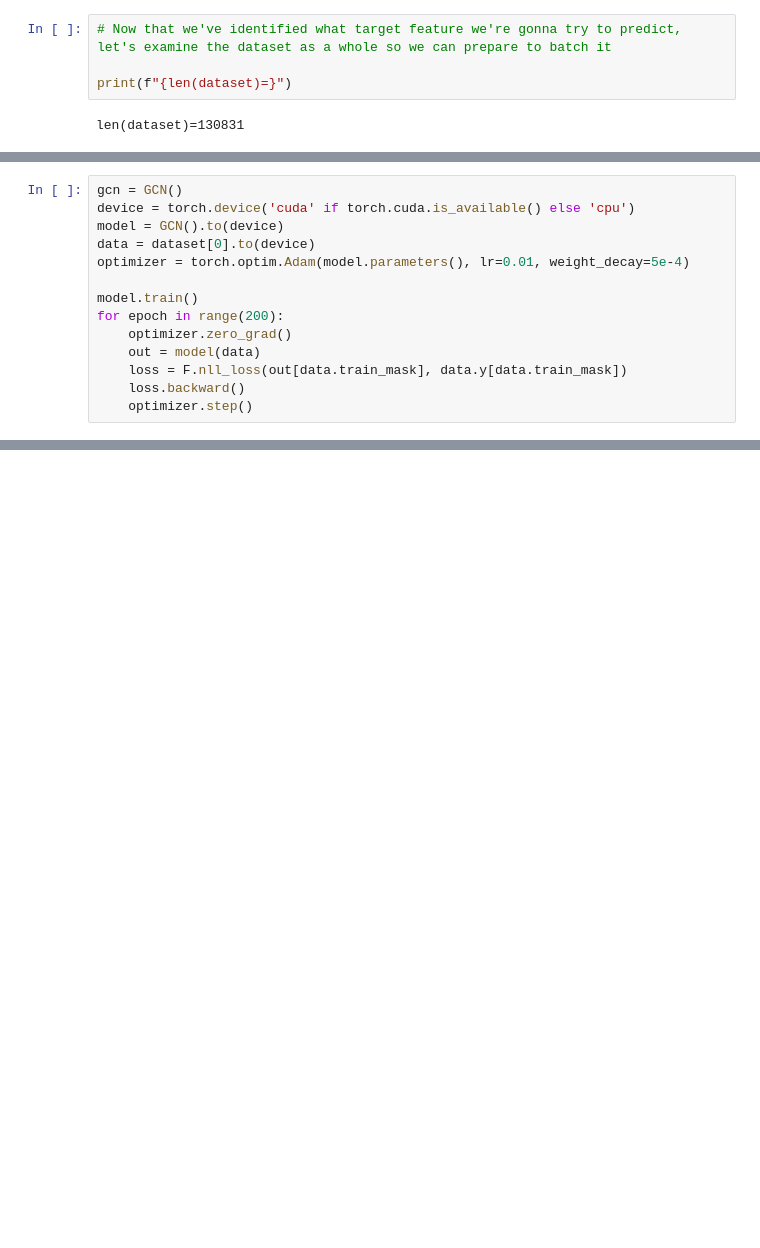
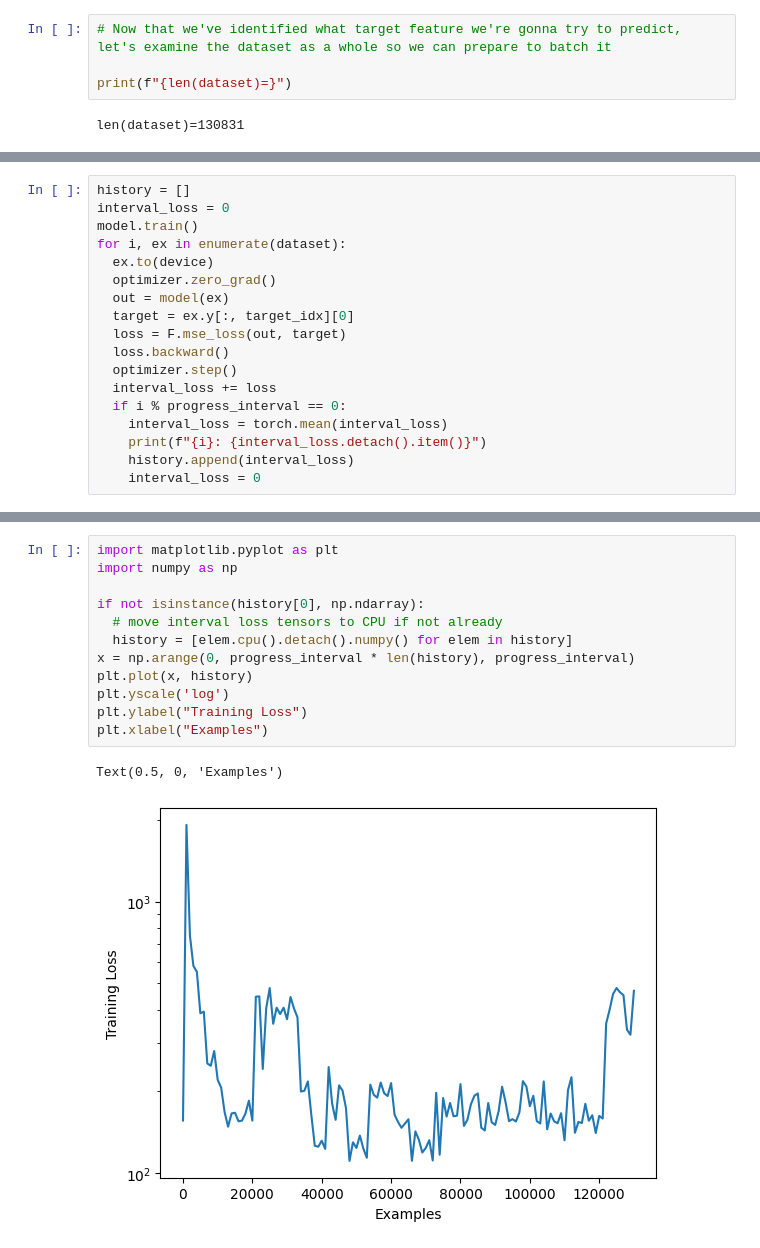
Before and after one commit to FlyingWorkshop/DiffusionGNNTutorial, a Jupyter notebook: toy_gnn.ipynb, the cells around one changed output, grey strips where cells are left out. Saved outputs shown, nothing was run; the diff lists cells and outputs as text; blank space fills up the shorter version.

```diff
--- a/toy_gnn.ipynb
+++ b/toy_gnn.ipynb
@@ -138,14 +114,0 @@ for epoch in range(200):
-# %%
-gcn = GCN()
-device = torch.device('cuda' if torch.cuda.is_available() else 'cpu')
-model = GCN().to(device)
-data = dataset[0].to(device)
-optimizer = torch.optim.Adam(model.parameters(), lr=0.01, weight_decay=5e-4)
-
-model.train()
-for epoch in range(200):
-    optimizer.zero_grad()
-    out = model(data)
-    loss = F.nll_loss(out[data.train_mask], data.y[data.train_mask])
-    loss.backward()
-    optimizer.step()
@@ -153,0 +115,18 @@ AttributeError: ignored
+# %%
+history = []
+interval_loss = 0
+model.train()
+for i, ex in enumerate(dataset):
+  ex.to(device)
+  optimizer.zero_grad()
+  out = model(ex)
+  target = ex.y[:, target_idx][0]
+  loss = F.mse_loss(out, target)
+  loss.backward()
+  optimizer.step()
+  interval_loss += loss
+  if i % progress_interval == 0:
+    interval_loss = torch.mean(interval_loss)
+    print(f"{i}: {interval_loss.detach().item()}")
+    history.append(interval_loss)
+    interval_loss = 0
@@ -153,0 +151,15 @@ AttributeError: ignored
+# %%
+import matplotlib.pyplot as plt
+import numpy as np
+
+if not isinstance(history[0], np.ndarray):
+  # move interval loss tensors to CPU if not already
+  history = [elem.cpu().detach().numpy() for elem in history]
+x = np.arange(0, progress_interval * len(history), progress_interval)
+plt.plot(x, history)
+plt.yscale('log')
+plt.ylabel("Training Loss")
+plt.xlabel("Examples")
+# %% [output]
+Text(0.5, 0, 'Examples')
+[figure, added]
```
Also changed, not shown: parts of 9 cells of this notebook.
